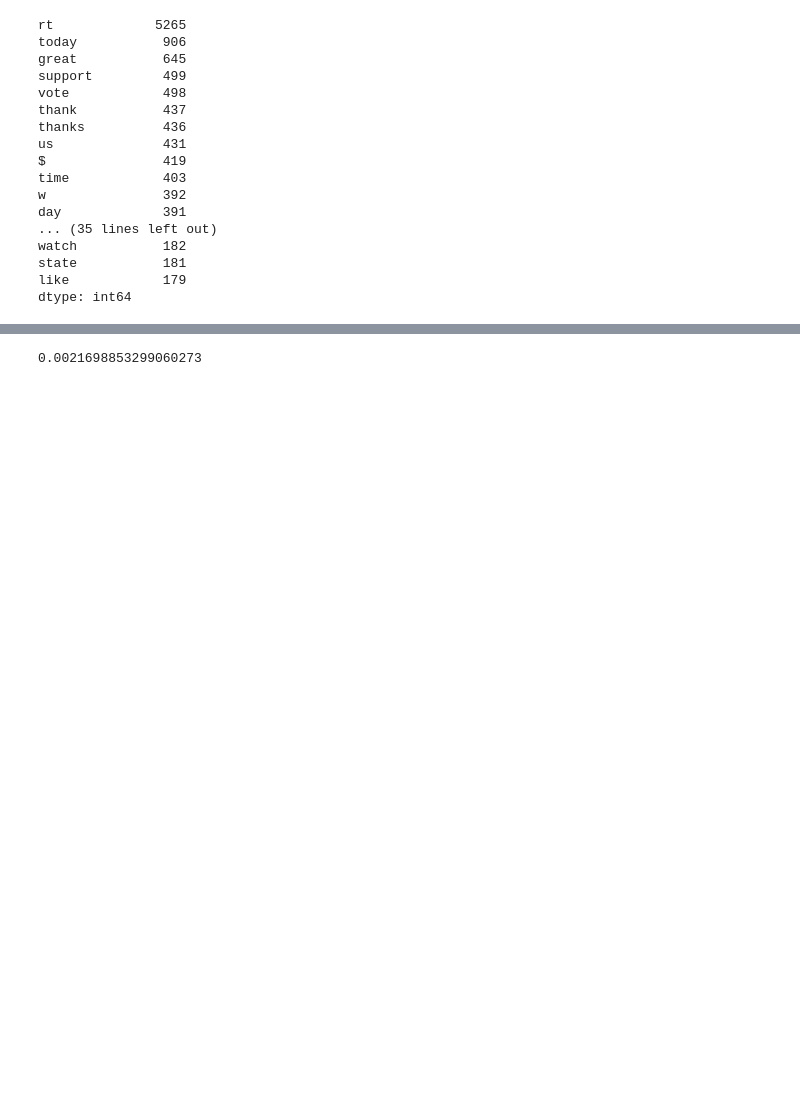
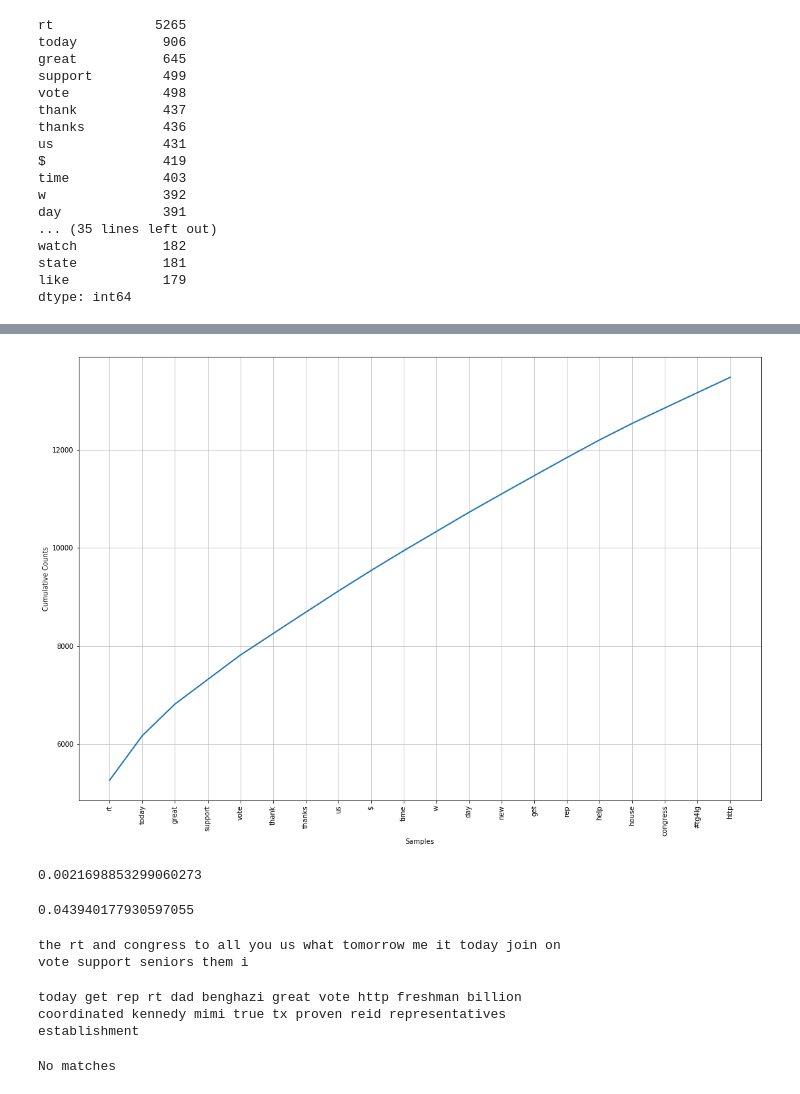
Before and after one commit to barlaensdoonn/ML310-final-project, a Jupyter notebook: notebooks/deletweet-deletion-times.ipynb, the cells around one changed output, grey strips where cells are left out. Saved outputs shown, nothing was run; the diff lists cells and outputs as text; code cells hidden in the pictures; blank space fills up the shorter version.

```diff
--- a/notebooks/deletweet-deletion-times.ipynb
+++ b/notebooks/deletweet-deletion-times.ipynb
@@ -265,4 +270,27 @@ sorted(word for word in set(text) if len(word) > 4 and fdist[word] > 100)
+# %%
+fdist.plot(20, cumulative=True)
+# %% [output]
+[figure, added]
 # %%
 fdist.freq('obama')
 # %% [output]
 0.0021698853299060273
+# %%
+fdist.freq('rt')
+# %% [output]
+0.043940177930597055
+# %%
+text.similar('obama')
+# %% [output]
+the rt and congress to all you us what tomorrow me it today join on
+vote support seniors them i
+# %%
+text_normalized.similar('obama')
+# %% [output]
+today get rep rt dad benghazi great vote http freshman billion
+coordinated kennedy mimi true tx proven reid representatives
+establishment
+# %%
+text_normalized.similar('$')
+# %% [output]
+No matches
```
Also changed, not shown: parts of 8 cells of this notebook.
